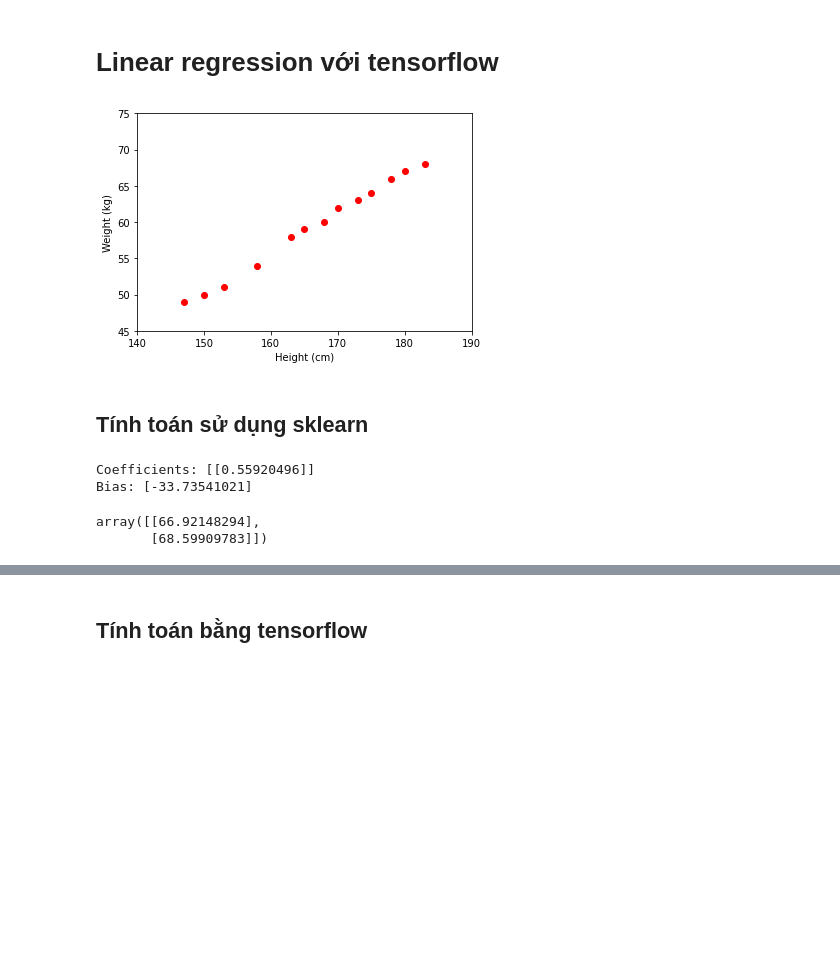
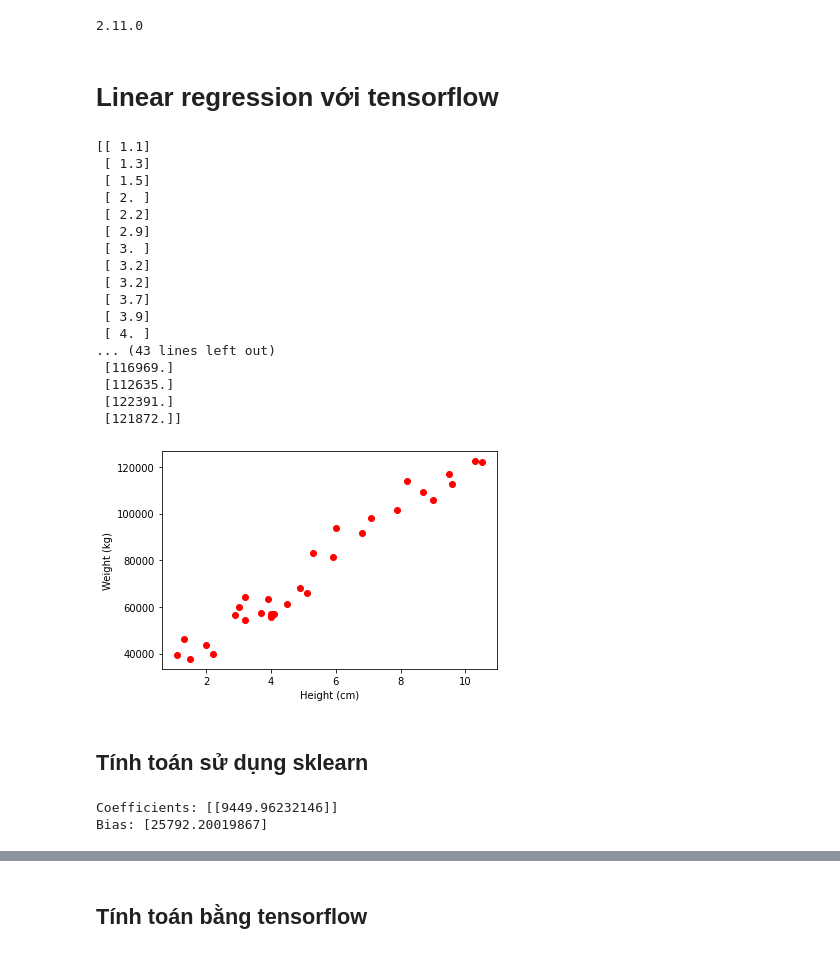
Before and after one commit to vankhoa21991/cyberlab, a Jupyter notebook: tutorial/week1_linear/theory.ipynb, the cells around one changed output, grey strips where cells are left out. Drawn from its saved outputs; the diff is of its cells as text; code cells hidden in the pictures; blank space fills up the shorter version.

```diff
--- a/tutorial/week1_linear/theory.ipynb
+++ b/tutorial/week1_linear/theory.ipynb
@@ -3,22 +3,58 @@
 # %%
 %matplotlib inline
 import random
-import tensorflow
+import tensorflow as tf
 import pandas as pd
 import numpy as np
 import matplotlib.pyplot as plt
+
+from tensorflow import keras
+from tensorflow.keras import layers
+from keras.models import Sequential
+from keras.layers import Dense, Activation
+from keras.optimizers import SGD
+
+print(tf.__version__)
+# %% [output]
+2.11.0
 # %% [markdown]
 # Linear regression với tensorflow
 # %%
 # height (cm)
 X = np.array([[147, 150, 153, 158, 163, 165, 168, 170, 173, 175, 178, 180, 183]]).T
 # weight (kg)
-y = np.array([[ 49, 50, 51,  54, 58, 59, 60, 62, 63, 64, 66, 67, 68]]).T
+Y = np.array([[ 49, 50, 51,  54, 58, 59, 60, 62, 63, 64, 66, 67, 68]]).T
+
+df = pd.read_csv('Salary.csv')
+
+X = df.iloc[:,0]
+Y = df.iloc[:,1]
+
+X= np.expand_dims(X, axis=0).T
+Y= np.expand_dims(Y, axis=0).T
+print(X, Y)
 # Visualize data
-plt.plot(X, y, 'ro')
-plt.axis([140, 190, 45, 75])
+plt.plot(X, Y, 'ro')
+# plt.axis([140, 190, 45, 75])
 plt.xlabel('Height (cm)')
 plt.ylabel('Weight (kg)')
 plt.show()
 # %% [output]
+[[ 1.1]
+ [ 1.3]
+ [ 1.5]
+ [ 2. ]
+ [ 2.2]
+ [ 2.9]
+ [ 3. ]
+ [ 3.2]
+ [ 3.2]
+ [ 3.7]
+ [ 3.9]
+ [ 4. ]
+... (43 lines left out)
+ [116969.]
+ [112635.]
+ [122391.]
+ [121872.]]
-[figure, old version]
+[figure, new version]
@@ -34,16 +71,11 @@ test_labels = y[11:]
 from sklearn.linear_model import LinearRegression
 # %%
 reg = LinearRegression()
-reg.fit(X, y)
+reg.fit(X, Y)
 
 # print the model coefficients
 print('Coefficients:', reg.coef_)
 print('Bias:', reg.intercept_)
 # %% [output]
-Coefficients: [[0.55920496]]
-Bias: [-33.73541021]
+Coefficients: [[9449.96232146]]
+Bias: [25792.20019867]
-# %%
-reg.predict(test_features)
-# %% [output]
-array([[66.92148294],
-       [68.59909783]])
```
Also changed, not shown: parts of 16 cells of this notebook.
